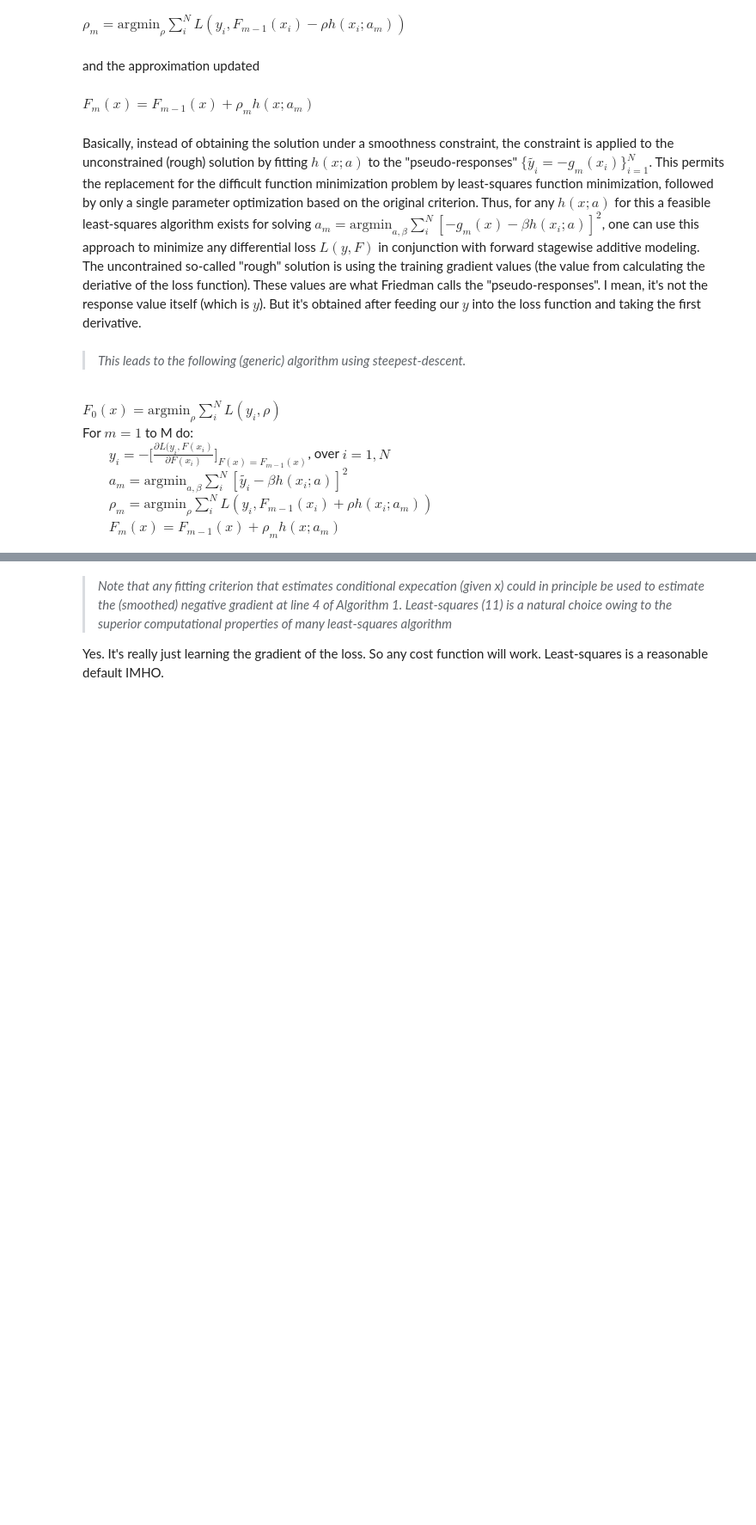
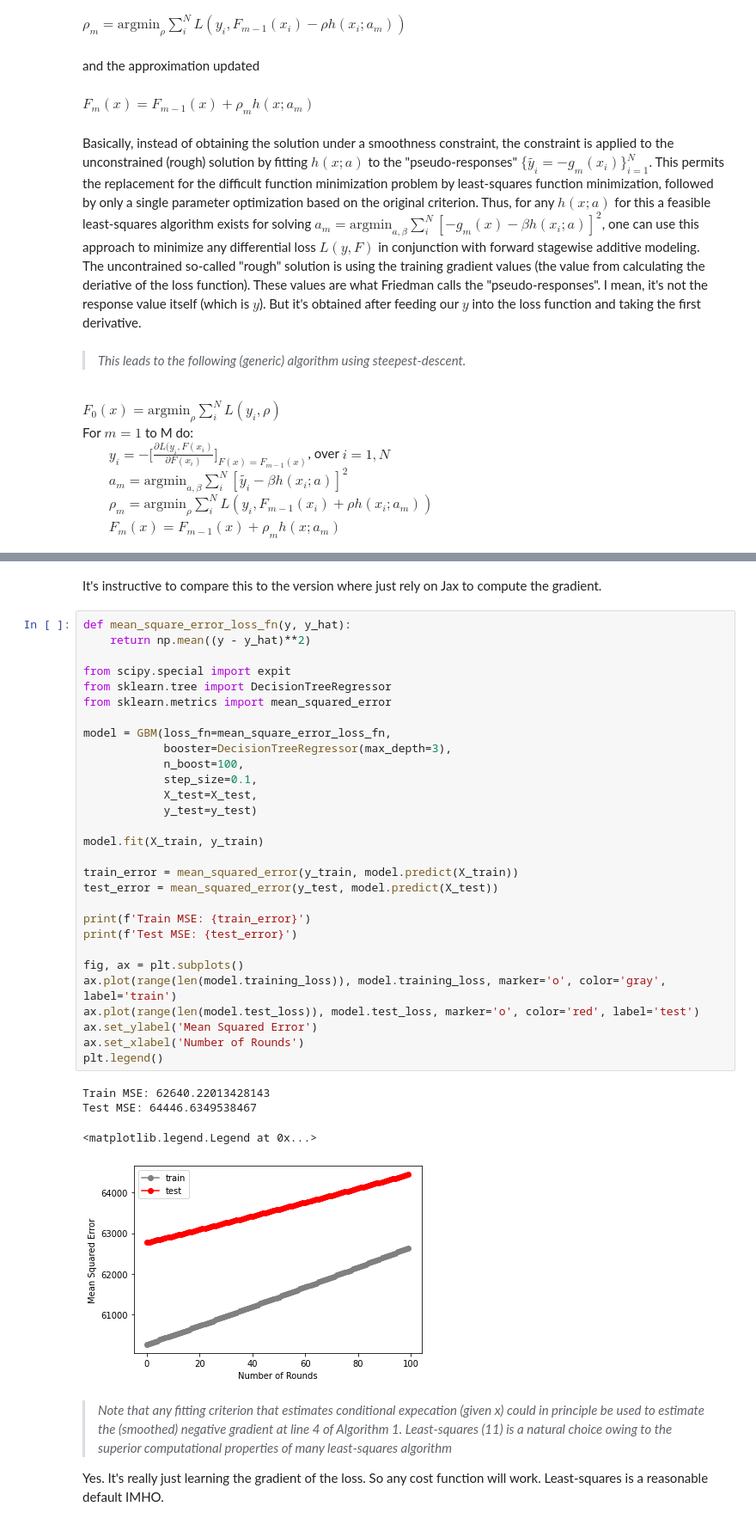
Before and after one commit to mattsgithub/papers-deconstructed, a Jupyter notebook: greedy_function_approximation_a_gradient_boosting_machine.ipynb, the cells around one changed output, grey strips where cells are left out. Shown: that part at 86% size. Saved outputs shown, nothing was run; the diff lists cells and outputs as text; blank space fills up the shorter version.

```diff
--- a/greedy_function_approximation_a_gradient_boosting_machine.ipynb
+++ b/greedy_function_approximation_a_gradient_boosting_machine.ipynb
@@ -695,3 +770,39 @@ roc_auc_score(y, model_b.predict(X))
+# %% [markdown]
+It's instructive to compare this to the version where just rely on Jax to compute the gradient.
+# %%
+def mean_square_error_loss_fn(y, y_hat):
+    return np.mean((y - y_hat)**2)
+
+from scipy.special import expit
+from sklearn.tree import DecisionTreeRegressor
+from sklearn.metrics import mean_squared_error
+
+model = GBM(loss_fn=mean_square_error_loss_fn,
+            booster=DecisionTreeRegressor(max_depth=3),
+            n_boost=100,
+            step_size=0.1,
+            X_test=X_test,
+            y_test=y_test)
+
+model.fit(X_train, y_train)
+
+train_error = mean_squared_error(y_train, model.predict(X_train))
+test_error = mean_squared_error(y_test, model.predict(X_test))
+
+print(f'Train MSE: {train_error}')
+print(f'Test MSE: {test_error}')
+
+fig, ax = plt.subplots()
+ax.plot(range(len(model.training_loss)), model.training_loss, marker='o', color='gray', label='train')
+ax.plot(range(len(model.test_loss)), model.test_loss, marker='o', color='red', label='test')
+ax.set_ylabel('Mean Squared Error')
+ax.set_xlabel('Number of Rounds')
+plt.legend()
+# %% [output]
+Train MSE: 62640.22013428143
+Test MSE: 64446.6349538467
+<matplotlib.legend.Legend at 0x...>
+[figure, added]
 # %% [markdown]
 > <i>Note that any fitting criterion that estimates conditional expecation (given x) could in principle be used to estimate the (smoothed) negative gradient at line 4 of Algorithm 1. Least-squares (11) is a natural choice owing to the superior computational properties of many least-squares algorithm
 
```
Also changed, not shown: parts of 17 cells of this notebook.
